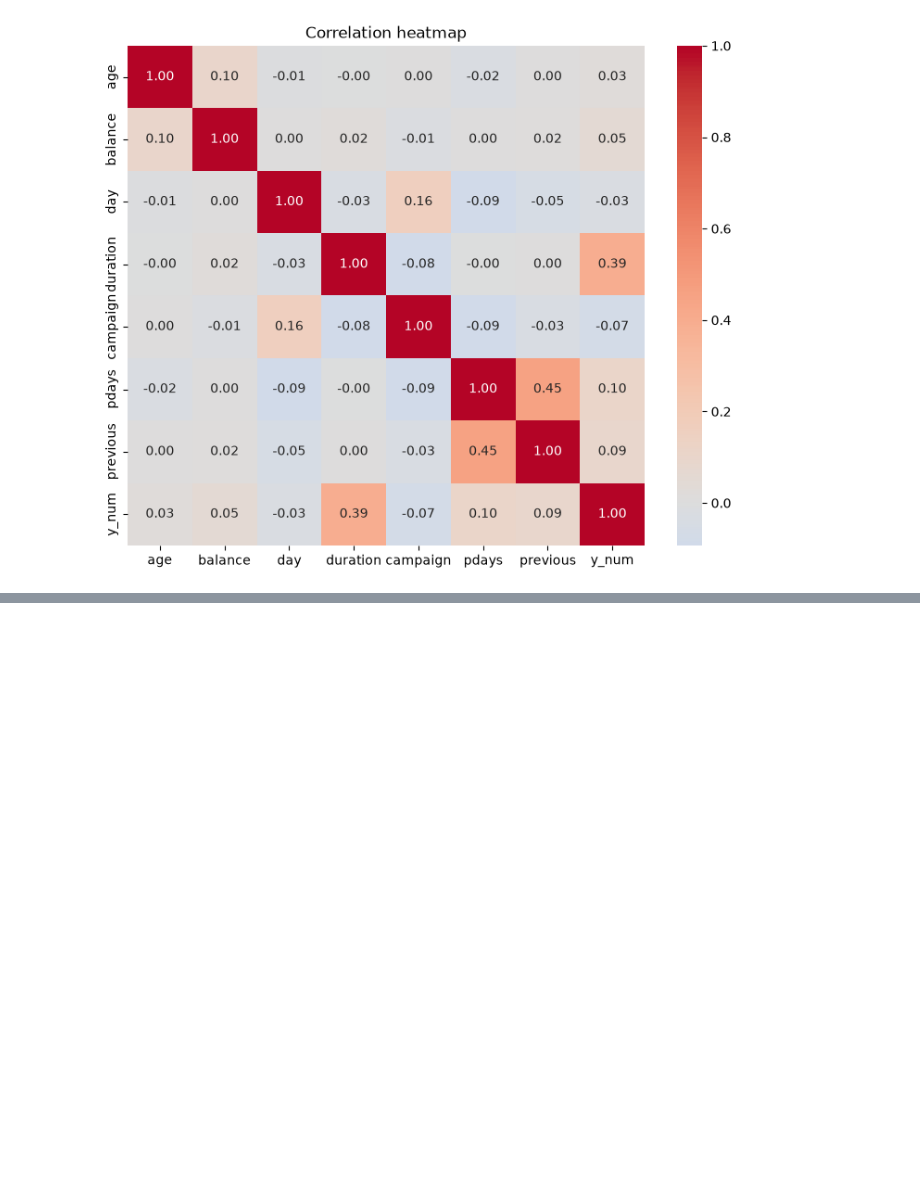
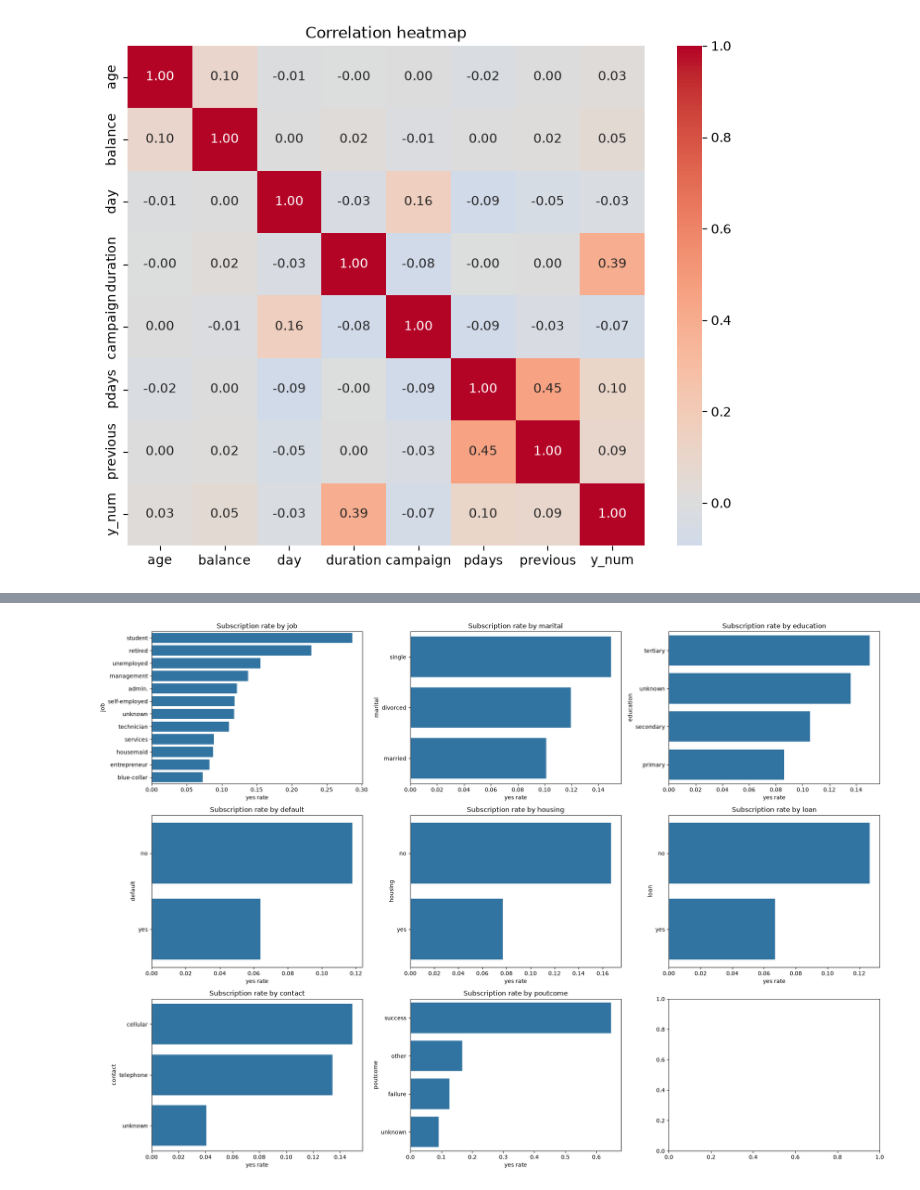
Before and after one commit to ahmedhamdy-DS/Bank-Marketing-, a Jupyter notebook: ml_bank_marketing_pipeline.ipynb, the cells around one changed output, grey strips where cells are left out. Saved outputs shown, nothing was run; the diff lists cells and outputs as text; code cells hidden in the pictures; blank space fills up the shorter version.

```diff
--- a/ml_bank_marketing_pipeline.ipynb
+++ b/ml_bank_marketing_pipeline.ipynb
@@ -85,0 +111,12 @@ plt.show()
+# %%
+fig, axes = plt.subplots(3, 3, figsize=(20, 14))
+for ax, col in zip(axes.flat, cat_cols):
+    rate = (data.groupby(col)['y'].apply(lambda s: (s == 'yes').mean())
+              .sort_values(ascending=False))
+    sns.barplot(x=rate.values, y=rate.index, ax=ax)
+    ax.set_title(f'Subscription rate by {col}')
+    ax.set_xlabel('yes rate')
+plt.tight_layout()
+plt.show()
+# %% [output]
+[figure, added]
```
Also changed, not shown: parts of 15 cells of this notebook, 1 other file.
